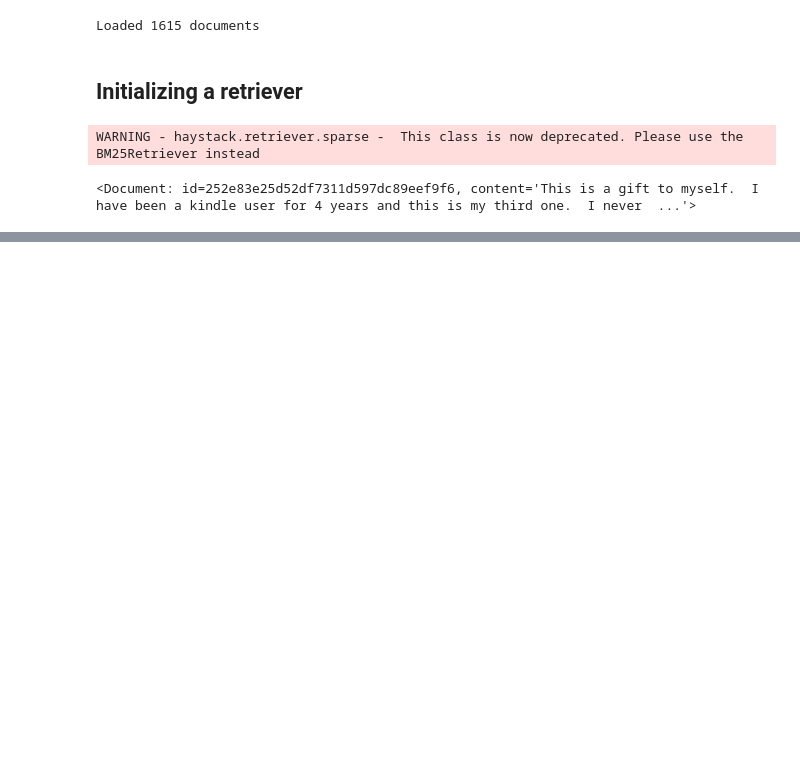
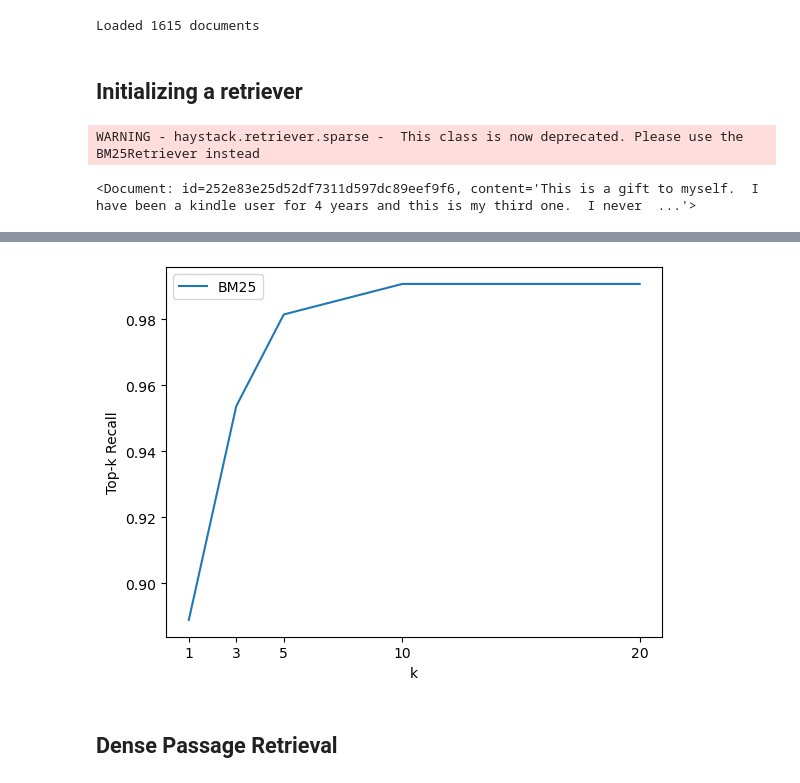
Before and after one commit to bastrob/Transformers, a Jupyter notebook: QuestionAnswering/QA.ipynb, the cells around one changed output, grey strips where cells are left out. Drawn from its saved outputs; the diff is of its cells as text; code cells hidden in the pictures; blank space fills up the shorter version.

```diff
--- a/QuestionAnswering/QA.ipynb
+++ b/QuestionAnswering/QA.ipynb
@@ -288,0 +363,4 @@ print(retrieved_docs[0])
+# %%
+from haystack.pipelines import DocumentSearchPipeline
+
+pipe = DocumentSearchPipeline(retriever=es_retriever)
@@ -288,0 +398,7 @@ print(retrieved_docs[0])
+# %%
+labels_agg = document_store.get_all_labels_aggregated(
+    index="label",
+    open_domain=True,
+    aggregate_by_meta=["item_id"]
+)
+print(len(labels_agg))
@@ -288,0 +411,7 @@ print(retrieved_docs[0])
+# %%
+eval_result = pipe.eval(
+    labels=labels_agg,
+    params={"Retriever": {"top_k": 3}},
+)
+metrics = eval_result.calculate_metrics()
+print(f"Recall@3: {metrics['Retriever']['recall_single_hit']:.2f}")
@@ -288,0 +431,31 @@ print(retrieved_docs[0])
+# %%
+def evaluate_retriever(retriever, topk_values = [1,3,5,10,20]):
+    topk_results = {}
+    for topk in topk_values:
+        # Create Pipeline
+        p = DocumentSearchPipeline(retriever=retriever)
+        # Loop over each question-answers pair in test set
+        eval_result = p.eval(
+        labels=labels_agg,
+        params={"Retriever": {"top_k": topk}},
+        )
+        metrics = eval_result.calculate_metrics()
+        # Get metrics
+        topk_results[topk] = {"recall": metrics['Retriever']['recall_single_hit']}
+    return pd.DataFrame.from_dict(topk_results, orient="index")
+es_topk_df = evaluate_retriever(es_retriever)
+# %%
+def plot_retriever_eval(dfs, retriever_names):
+    fig, ax = plt.subplots()
+    for df, retriever_name in zip(dfs, retriever_names):
+        df.plot(y="recall", ax=ax, label=retriever_name)
+    plt.xticks(df.index)
+    plt.ylabel("Top-k Recall")
+    plt.xlabel("k")
+    plt.show()
+
+plot_retriever_eval([es_topk_df], ["BM25"])
+# %% [output]
+[figure, added]
+# %% [markdown]
+## Dense Passage Retrieval
```
Also changed, not shown: parts of 45 cells of this notebook, 1 other file.
